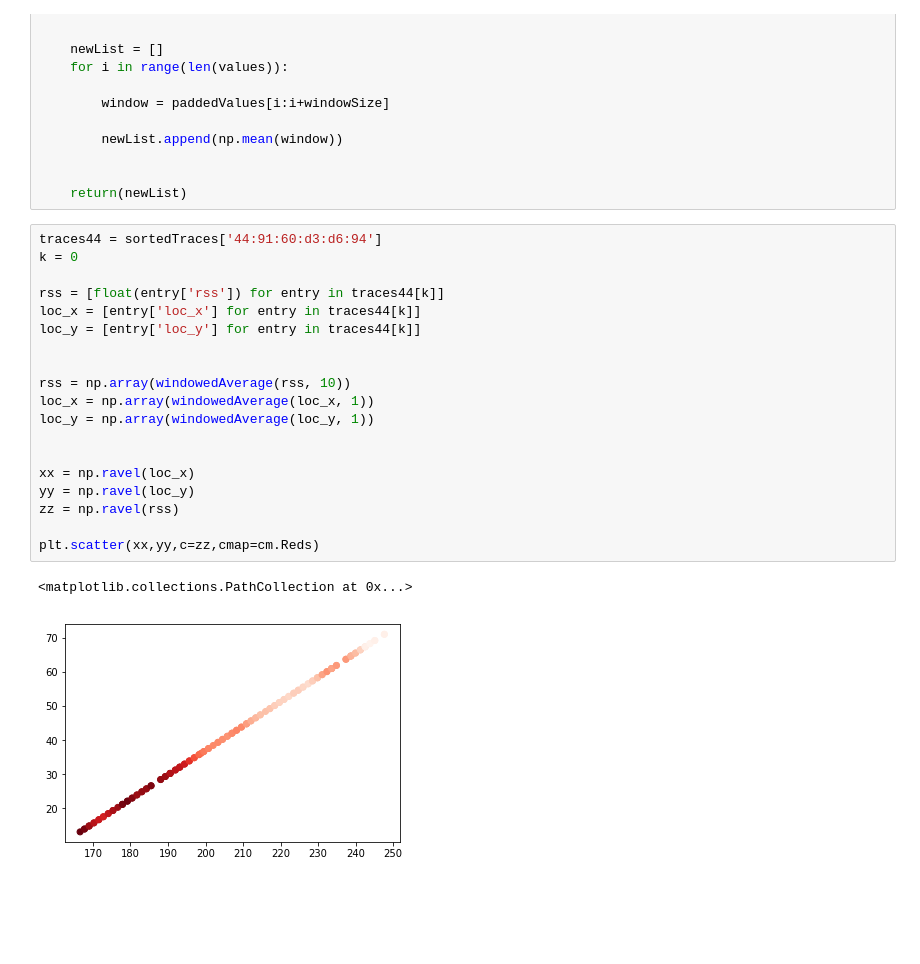
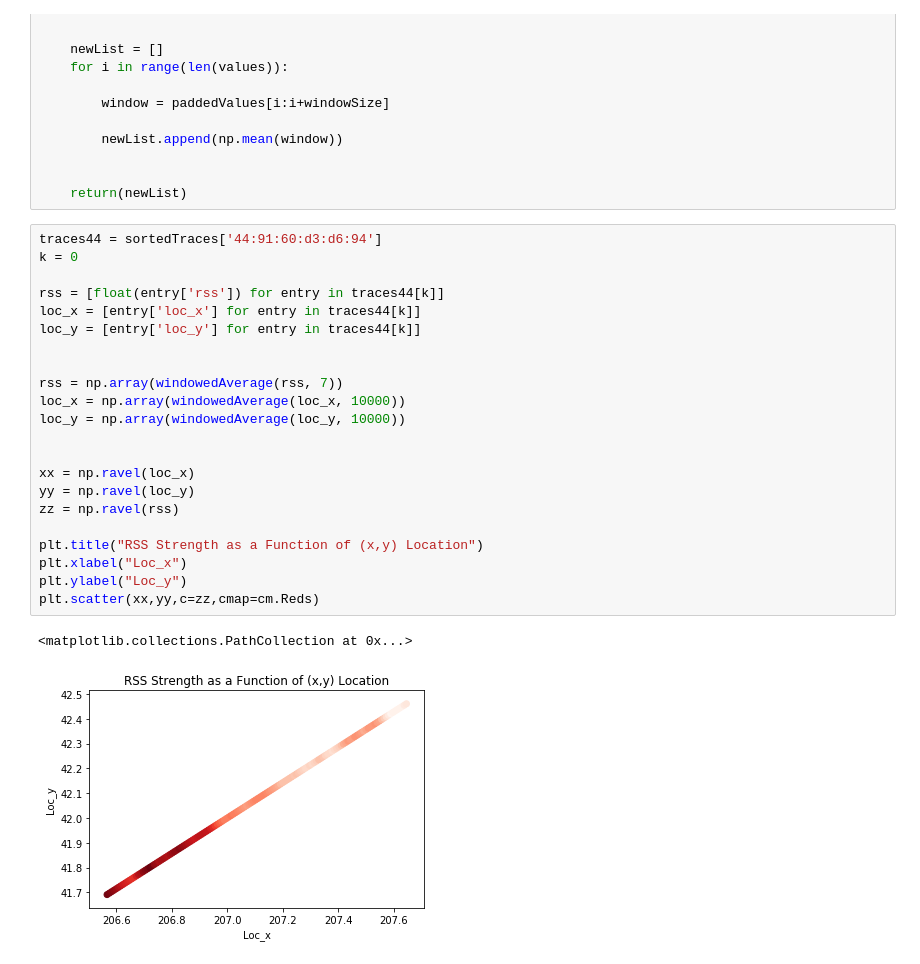
Before and after one commit to DLorell/wifilocalization, a Jupyter notebook: Untitled.ipynb, the cells around one changed output. Cells and saved outputs as stored; diff of their text form; blank space fills up the shorter version.

```diff
--- a/Untitled.ipynb
+++ b/Untitled.ipynb
@@ -106,22 +106,25 @@ def windowedAverage(values, windowSize):
 # %%
 traces44 = sortedTraces['44:91:60:d3:d6:94']
 k = 0
 
 rss = [float(entry['rss']) for entry in traces44[k]]
 loc_x = [entry['loc_x'] for entry in traces44[k]]
 loc_y = [entry['loc_y'] for entry in traces44[k]]
 
 
-rss = np.array(windowedAverage(rss, 10))
-loc_x = np.array(windowedAverage(loc_x, 1))
-loc_y = np.array(windowedAverage(loc_y, 1))
+rss = np.array(windowedAverage(rss, 7))
+loc_x = np.array(windowedAverage(loc_x, 10000))
+loc_y = np.array(windowedAverage(loc_y, 10000))
 
 
 xx = np.ravel(loc_x)
 yy = np.ravel(loc_y)
 zz = np.ravel(rss)
 
+plt.title("RSS Strength as a Function of (x,y) Location")
+plt.xlabel("Loc_x")
+plt.ylabel("Loc_y")
 plt.scatter(xx,yy,c=zz,cmap=cm.Reds)
 # %% [output]
 <matplotlib.collections.PathCollection at 0x...>
-[figure, old version]
+[figure, new version]
```
